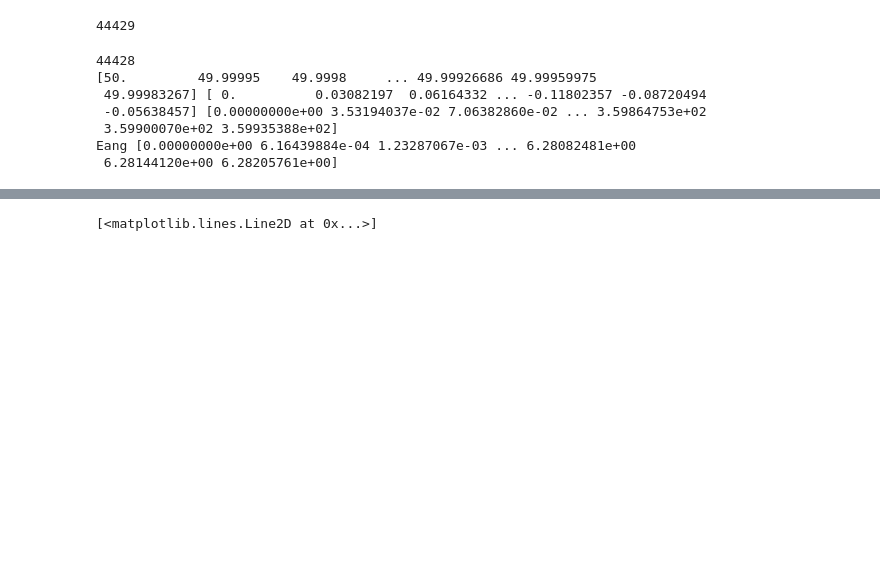
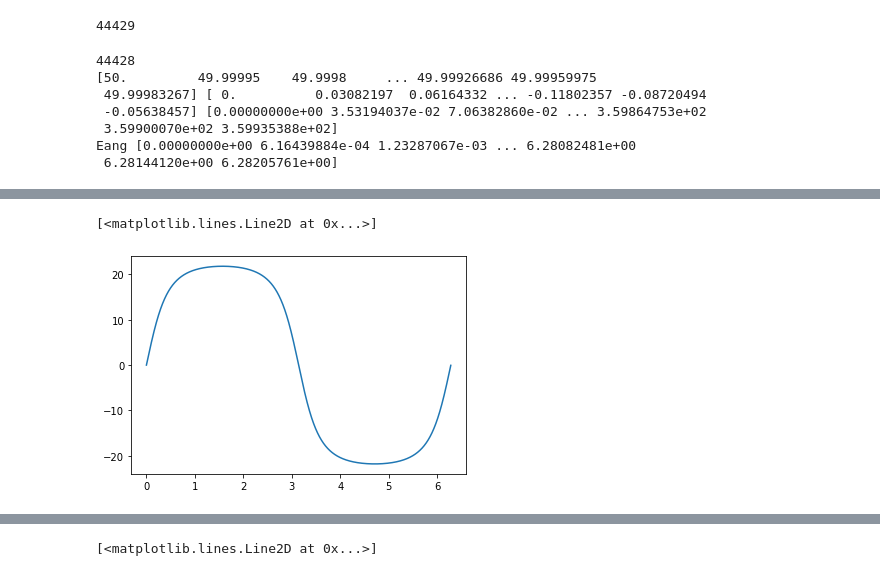
Before and after one commit to sdorsher/ManyBodyProblem, a Jupyter notebook: Vector Elliptical Perihelion.ipynb, the cells around one changed output, grey strips where cells are left out. Saved outputs shown, nothing was run; the diff lists cells and outputs as text; code cells hidden in the pictures; blank space fills up the shorter version.

```diff
--- a/Vector Elliptical Perihelion.ipynb
+++ b/Vector Elliptical Perihelion.ipynb
@@ -451,0 +458,5 @@ nptimesoneorbit=nptimes[0:endindex-1]
+# %%
+plt.plot(Eang0, yE0)
+# %% [output]
+[<matplotlib.lines.Line2D at 0x...>]
+[figure, added]
```
Also changed, not shown: parts of 14 cells of this notebook.
